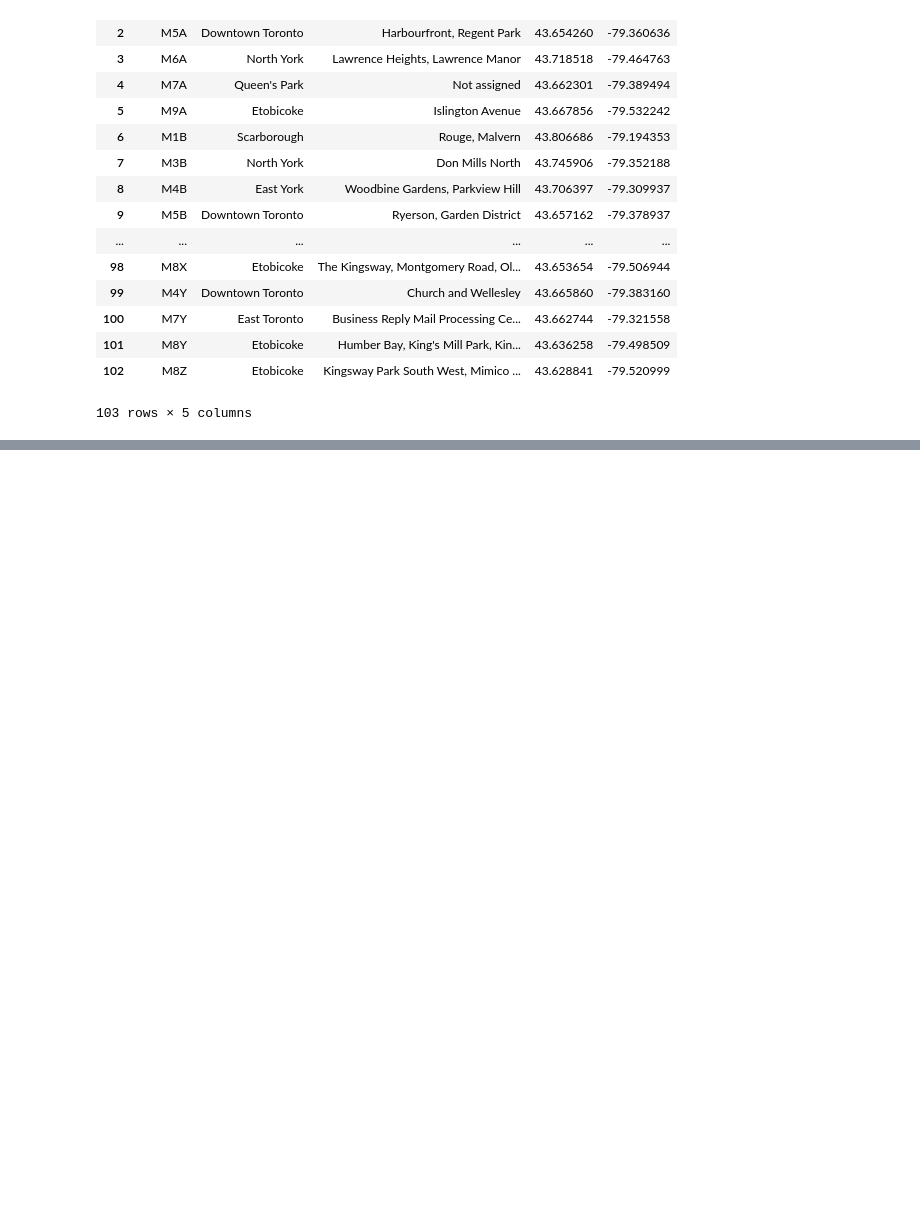
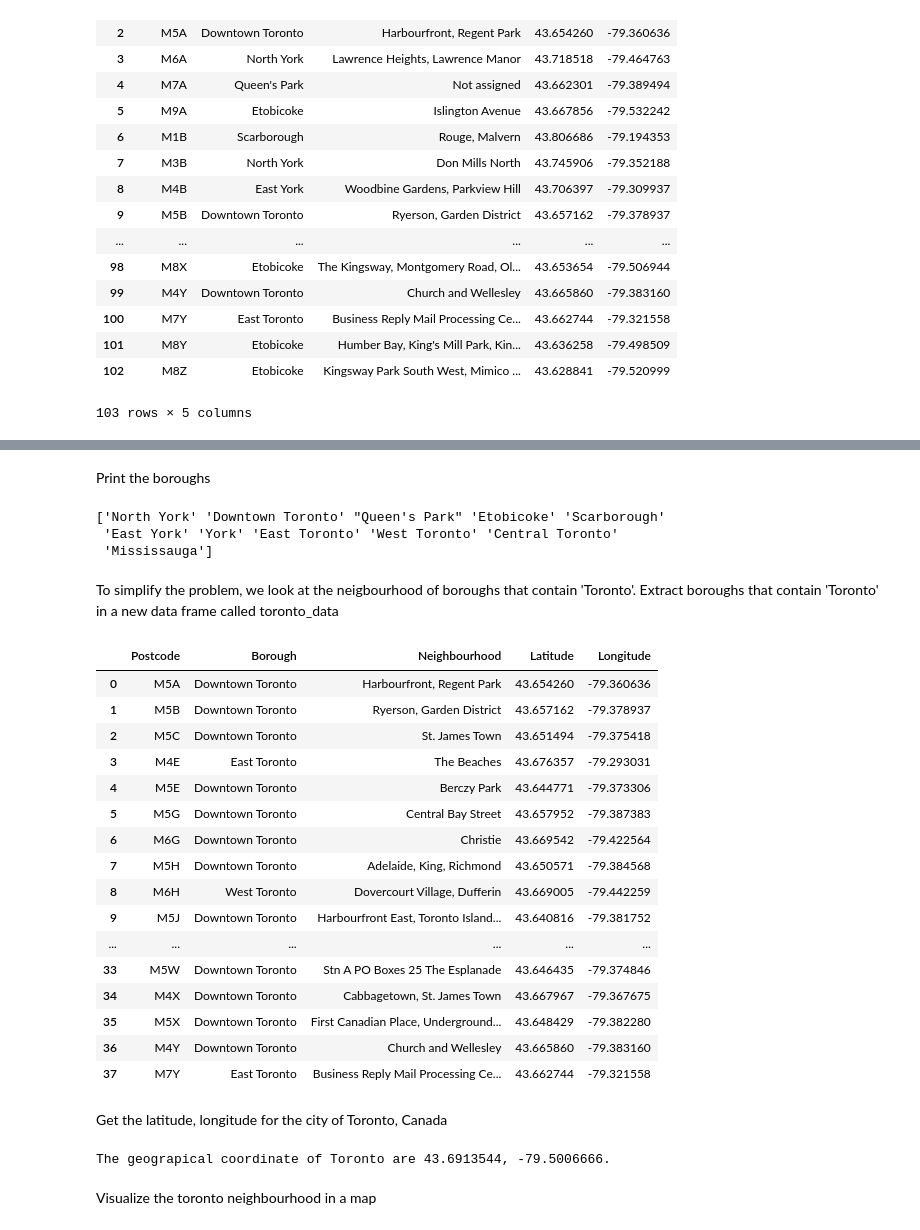
Before and after one commit to UPriyadharshini/Coursera_Capstone, a Jupyter notebook: Coursera_Capstone_TorontoClustering.ipynb, the cells around one changed output, grey strips where cells are left out. Drawn from its saved outputs; the diff is of its cells as text; code cells hidden in the pictures; blank space fills up the shorter version.

```diff
--- a/Coursera_Capstone_TorontoClustering.ipynb
+++ b/Coursera_Capstone_TorontoClustering.ipynb
@@ -26,7 +26,7 @@ Extract the table header
 # %%
 table_header=[]
 for col in table_one_elements[0].iterchildren():
-    table_header.append(col.text_content())
+    table_header.append(col.text_content().strip())
 # %% [markdown]
 Extract the table data in python dictionary format with the key being postal code. For each row, check that there are three columns and if the row does not contain 3 columns, do not process (as we dont know how to process it). For each processed row, check the column 2 (borough). If not assigned, skip the row. If entry for borough is defined for the row, then check if the postal code already exists in dictionary. If yes, then append the neighbourhood defined for the current row to the neighbourhood already definded for the postal code in the dictionary. Else, create a new entry for the postal code with the borough and neighbourhood defined for the current row. If the neighbourhood is not defined for the current row, then take borough as the neighbourhood
 # %%
@@ -156,0 +180,46 @@ df
+# %% [markdown]
+Print the boroughs
+# %%
+print(df['Borough'].unique())
+# %% [output]
+['North York' 'Downtown Toronto' "Queen's Park" 'Etobicoke' 'Scarborough'
+ 'East York' 'York' 'East Toronto' 'West Toronto' 'Central Toronto'
+ 'Mississauga']
+# %% [markdown]
+To simplify the problem, we look at the neigbourhood of boroughs that contain 'Toronto'. Extract boroughs that contain 'Toronto' in a new data frame called toronto_data
+# %%
+toronto_data=df[df['Borough'].str.contains('Toronto')].reset_index(drop=True)
+toronto_data
+# %% [output]
+|  | Postcode | Borough | Neighbourhood | Latitude | Longitude |
+| 0 | M5A | Downtown Toronto | Harbourfront, Regent Park | 43.654260 | -79.360636 |
+| 1 | M5B | Downtown Toronto | Ryerson, Garden District | 43.657162 | -79.378937 |
+| 2 | M5C | Downtown Toronto | St. James Town | 43.651494 | -79.375418 |
+| 3 | M4E | East Toronto | The Beaches | 43.676357 | -79.293031 |
+| 4 | M5E | Downtown Toronto | Berczy Park | 43.644771 | -79.373306 |
+| 5 | M5G | Downtown Toronto | Central Bay Street | 43.657952 | -79.387383 |
+| 6 | M6G | Downtown Toronto | Christie | 43.669542 | -79.422564 |
+| 7 | M5H | Downtown Toronto | Adelaide, King, Richmond | 43.650571 | -79.384568 |
+| 8 | M6H | West Toronto | Dovercourt Village, Dufferin | 43.669005 | -79.442259 |
+| 9 | M5J | Downtown Toronto | Harbourfront East, Toronto Island... | 43.640816 | -79.381752 |
+| ... | ... | ... | ... | ... | ... |
+| 33 | M5W | Downtown Toronto | Stn A PO Boxes 25 The Esplanade | 43.646435 | -79.374846 |
+| 34 | M4X | Downtown Toronto | Cabbagetown, St. James Town | 43.667967 | -79.367675 |
+| 35 | M5X | Downtown Toronto | First Canadian Place, Underground... | 43.648429 | -79.382280 |
+| 36 | M4Y | Downtown Toronto | Church and Wellesley | 43.665860 | -79.383160 |
+| 37 | M7Y | East Toronto | Business Reply Mail Processing Ce... | 43.662744 | -79.321558 |
+# %% [markdown]
+Get the latitude, longitude for the city of Toronto, Canada
+# %%
+address = 'Toronto, CAN'
+
+geolocator = Nominatim(user_agent="can_explorer")
+location = geolocator.geocode(address)
+latitude = location.latitude
+longitude = location.longitude
+
+print('The geograpical coordinate of Toronto are {}, {}.'.format(latitude, longitude))
+# %% [output]
+The geograpical coordinate of Toronto are 43.6913544, -79.5006666.
+# %% [markdown]
+Visualize the toronto neighbourhood in a map
```
Also changed, not shown: parts of 23 cells of this notebook.
